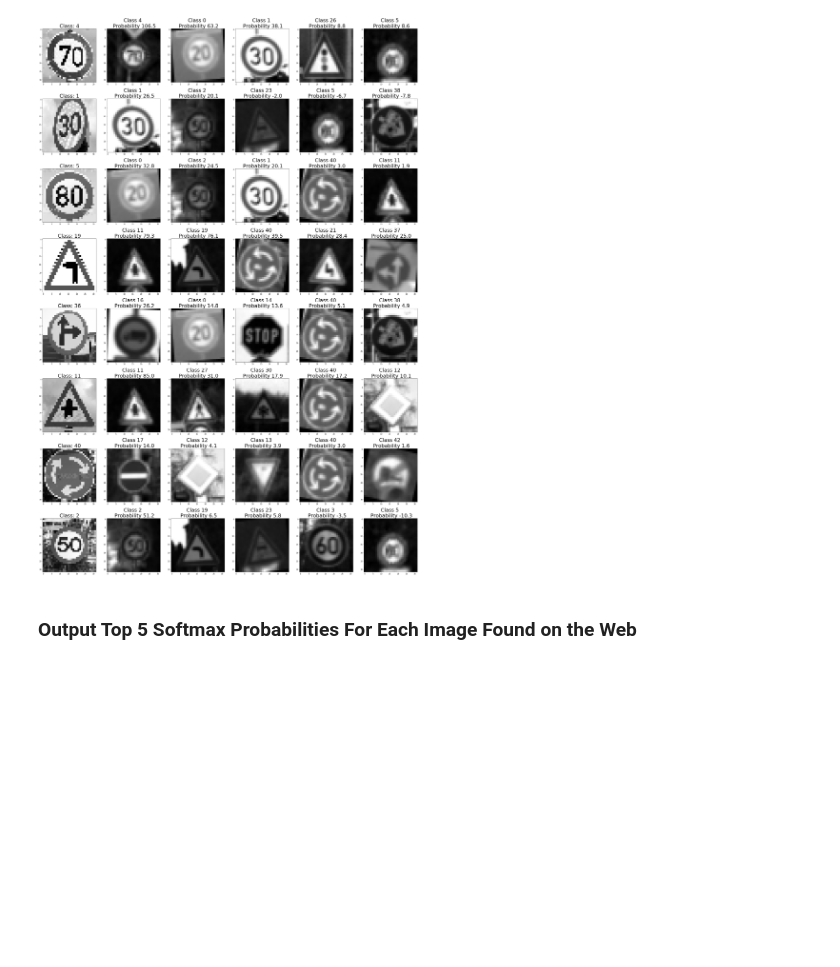
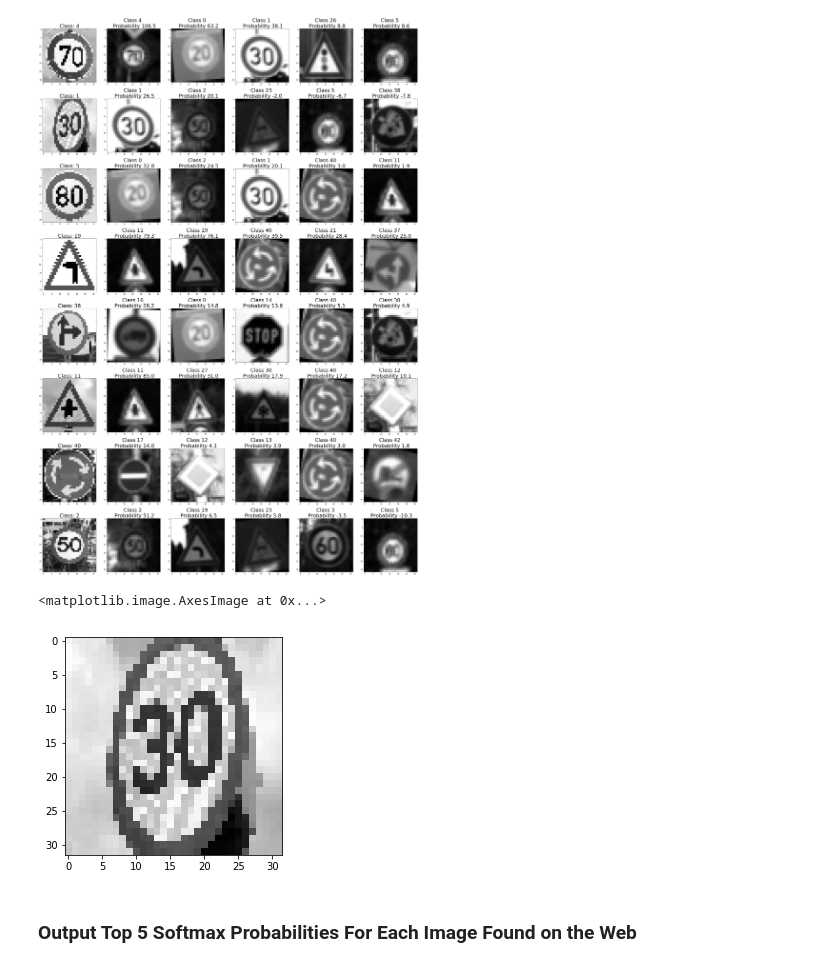
Before and after one commit to var7/CarND-Traffic-Sign-Classifier-Project, a Jupyter notebook: Traffic_Sign_Classifier.ipynb, the cells around one changed output. Cells and saved outputs as stored; diff of their text form; code cells hidden in the pictures; blank space fills up the shorter version.

```diff
--- a/Traffic_Sign_Classifier.ipynb
+++ b/Traffic_Sign_Classifier.ipynb
@@ -672,6 +677,11 @@ for i in range(8):
         plt.title("Class {} \n Probability {:.1f}".format(top5[1][i][j], top5[0][i][j]), fontsize=30)
 # %% [output]
 [figure]
+# %%
+plt.imshow(X_web_normalized[0].squeeze(), cmap='gray')
+# %% [output]
+<matplotlib.image.AxesImage at 0x...>
+[figure, added]
 # %% [markdown]
 ### Output Top 5 Softmax Probabilities For Each Image Found on the Web
 # %% [markdown]
```
Also changed, not shown: parts of 7 cells of this notebook, 2 other files.
